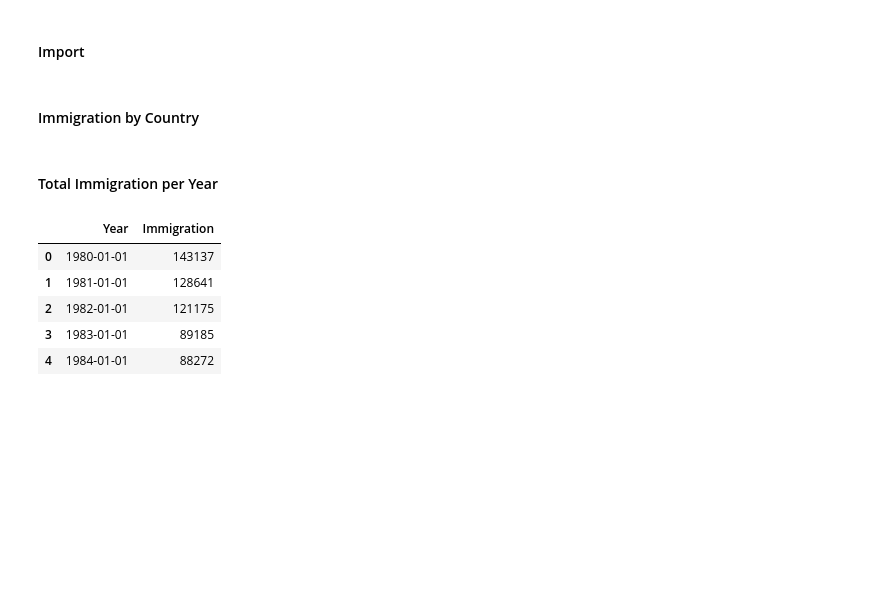
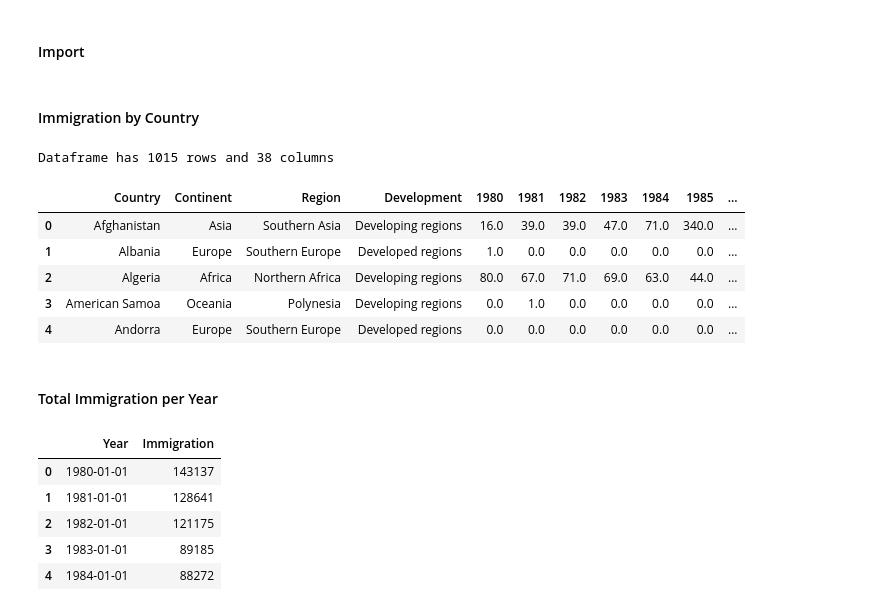
Before and after one commit to ayliahfani/Canadian-Immigration-Trends, a Jupyter notebook: VA Coursework.ipynb, the cells around one changed output. Cells and saved outputs as stored; diff of their text form; code cells hidden in the pictures; blank space fills up the shorter version.

```diff
--- a/VA Coursework.ipynb
+++ b/VA Coursework.ipynb
@@ -43,12 +48,13 @@ pd.set_option('display.max_rows', None)
 #### Import
 # %%
 # import 'iimmigration by country' dataset
-immigration = pd.read_excel('Canada.xlsx')
+immigration = pd.read_excel('Canada.xlsx', engine='openpyxl')
+# immigration
 # %% [markdown]
 #### Immigration by Country
 # %%
-# get rid of top columns
-immigration = immigration.dropna()
+# get rid of top rows
+immigration = immigration.drop([0,1,2,3,4,5,6,7,8,9,10,11,12,13,14,15,16,17,18])
 
 # rename columns to first row
 immigration.columns = immigration.iloc[0]
@@ -59,14 +65,30 @@ immigration.drop(index=19, inplace = True, axis=0)
 # drop unnecessary columns and rename columns
 immigration.drop(columns=['Type', 'Coverage','AREA','REG','DEV'], inplace=True)
 
+# get rid of NaN columns
+immigration.dropna(axis=1,thresh=10, inplace=True)
+
 immigration.columns = ['Country','Continent','Region','Development',
                        '1980','1981','1982','1983','1984','1985','1986','1987','1988','1989',
                        '1990','1991','1992','1993','1994','1995','1996','1997','1998','1999',
                        '2000','2001','2002','2003','2004','2005','2006','2007','2008','2009',
                        '2010','2011','2012','2013']
+
+print('Dataframe has {} rows and {} columns'.format(immigration.shape[0], immigration.shape[1]))
+# %% [output]
+Dataframe has 1015 rows and 38 columns
 # %%
 #re-index dataframe
 immigration.reset_index(drop=True, inplace=True)
+# %%
+immigration.head()
+# %% [output]
+|  | Country | Continent | Region | Development | 1980 | 1981 | 1982 | 1983 | 1984 | 1985 | ... |
+| 0 | Afghanistan | Asia | Southern Asia | Developing regions | 16.0 | 39.0 | 39.0 | 47.0 | 71.0 | 340.0 | ... |
+| 1 | Albania | Europe | Southern Europe | Developed regions | 1.0 | 0.0 | 0.0 | 0.0 | 0.0 | 0.0 | ... |
+| 2 | Algeria | Africa | Northern Africa | Developing regions | 80.0 | 67.0 | 71.0 | 69.0 | 63.0 | 44.0 | ... |
+| 3 | American Samoa | Oceania | Polynesia | Developing regions | 0.0 | 1.0 | 0.0 | 0.0 | 0.0 | 0.0 | ... |
+| 4 | Andorra | Europe | Southern Europe | Developed regions | 0.0 | 0.0 | 0.0 | 0.0 | 0.0 | 0.0 | ... |
 # %% [markdown]
 #### Total Immigration per Year
 # %%
```
Also changed, not shown: parts of 10 cells of this notebook.
